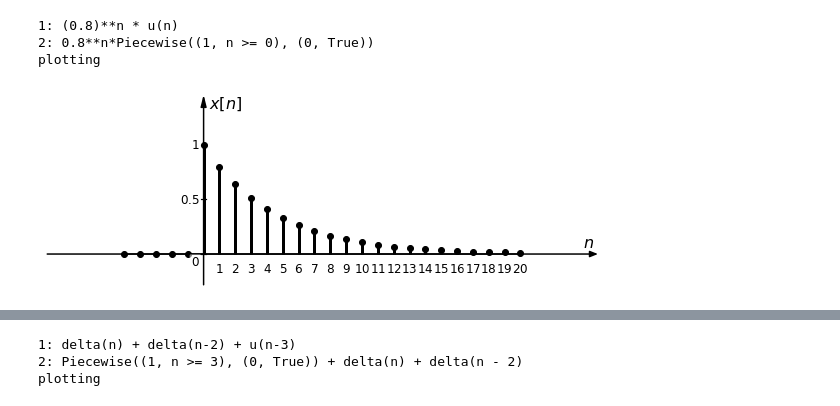
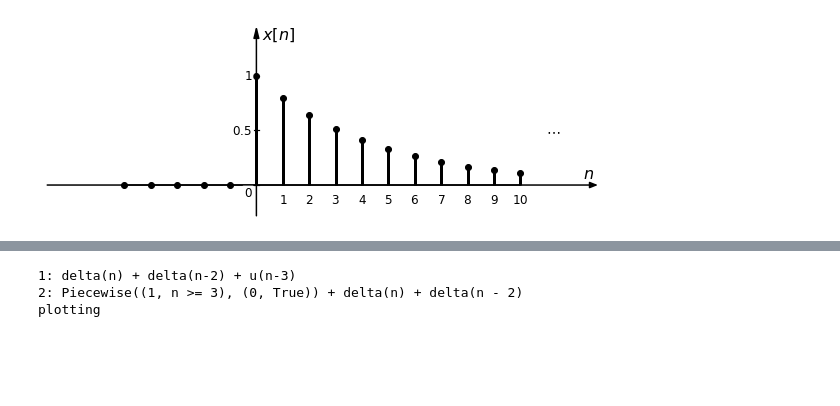
Before and after one commit to miguelmartfern/BlockDiagrams, a Jupyter notebook: docs/notebooks/discrete_signal_examples.ipynb, the cells around one changed output, grey strips where cells are left out. Saved outputs shown, nothing was run; the diff lists cells and outputs as text; code cells hidden in the pictures; blank space fills up the shorter version.

```diff
--- a/docs/notebooks/discrete_signal_examples.ipynb
+++ b/docs/notebooks/discrete_signal_examples.ipynb
@@ -81,16 +54,13 @@ plotting
 # %%
 # Ejemplo 5 — Señal exponencial
 
-dsp = DiscreteSignalPlotter(horiz_range=(-5, 20))
+dsp = DiscreteSignalPlotter(horiz_range=(-5, 10))
 
 # Señal causal exponencial decreciente
 dsp.add_signal("x[n] = (0.8)**n * u(n)")
 dsp.plot("x")
 # %% [output]
-1: (0.8)**n * u(n)
-2: 0.8**n*Piecewise((1, n >= 0), (0, True))
-plotting
-[figure, old version]
+[figure, new version]
 # %%
 # Ejemplo 6 — Señal seno discreta (frecuencia normalizada)
 
```
Also changed, not shown: parts of 6 cells of this notebook, 1 other file.
